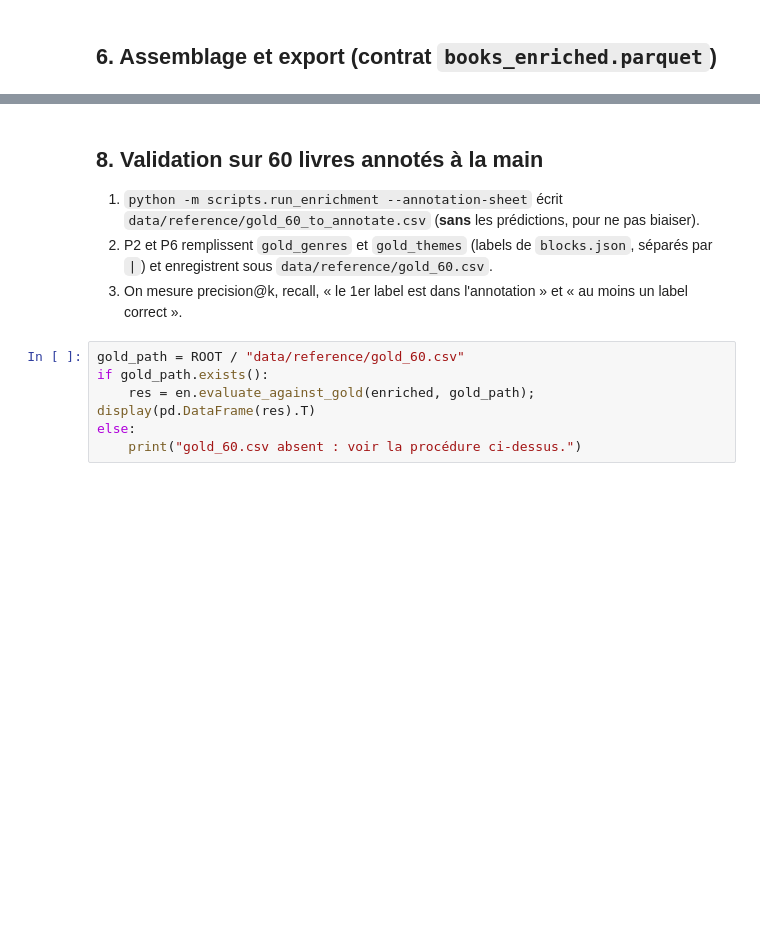
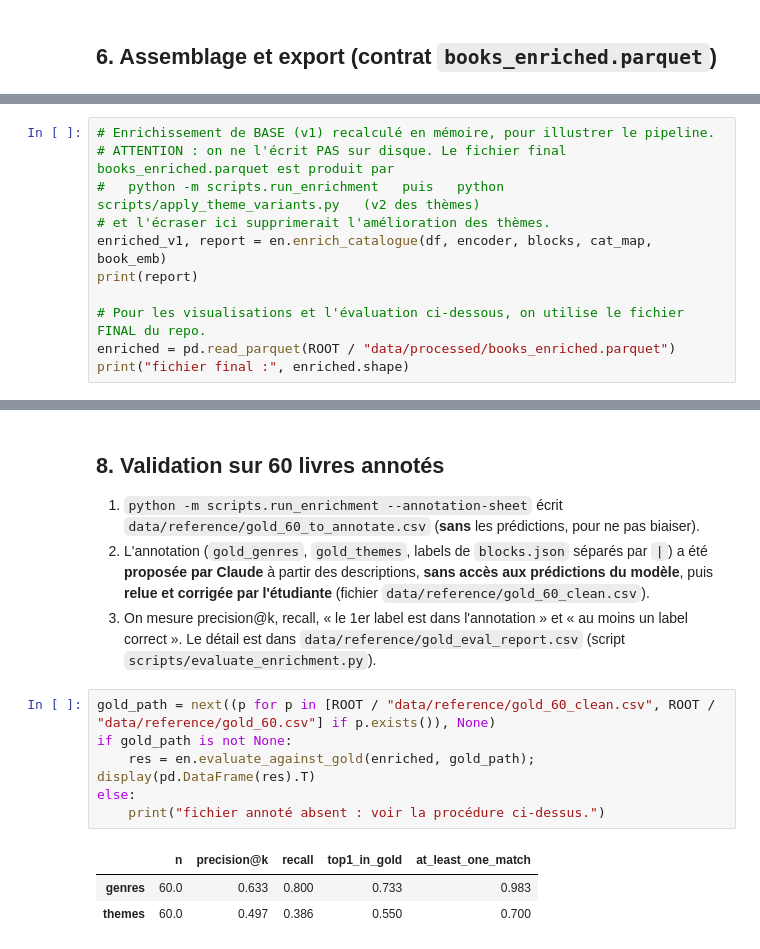
Before and after one commit to Jachriso/GenderBook-Projet-NLP, a Jupyter notebook: notebooks/02_reference_enrichment.ipynb, the cells around one changed output, grey strips where cells are left out. Drawn from its saved outputs; the diff is of its cells as text; blank space fills up the shorter version.

Commit message:
P2: notebook executed with v2 themes, updated figures and markdown

```diff
--- a/notebooks/02_reference_enrichment.ipynb
+++ b/notebooks/02_reference_enrichment.ipynb
@@ -112,0 +204,11 @@ print(report)
+# %%
+# Enrichissement de BASE (v1) recalculé en mémoire, pour illustrer le pipeline.
+# ATTENTION : on ne l'écrit PAS sur disque. Le fichier final books_enriched.parquet est produit par
+#   python -m scripts.run_enrichment   puis   python scripts/apply_theme_variants.py   (v2 des thèmes)
+# et l'écraser ici supprimerait l'amélioration des thèmes.
+enriched_v1, report = en.enrich_catalogue(df, encoder, blocks, cat_map, book_emb)
+print(report)
+
+# Pour les visualisations et l'évaluation ci-dessous, on utilise le fichier FINAL du repo.
+enriched = pd.read_parquet(ROOT / "data/processed/books_enriched.parquet")
+print("fichier final :", enriched.shape)
@@ -135,14 +249,18 @@ plt.tight_layout(); plt.savefig(FIG / "02_heatmap_genre_theme.png", dpi=150); pl
 # %% [markdown]
-## 8. Validation sur 60 livres annotés à la main
+## 8. Validation sur 60 livres annotés
 1. `python -m scripts.run_enrichment --annotation-sheet` écrit `data/reference/gold_60_to_annotate.csv` (**sans** les prédictions, pour ne pas biaiser).
-2. P2 et P6 remplissent `gold_genres` et `gold_themes` (labels de `blocks.json`, séparés par `|`) et enregistrent sous `data/reference/gold_60.csv`.
-3. On mesure precision@k, recall, « le 1er label est dans l'annotation » et « au moins un label correct ».
+2. L'annotation (`gold_genres`, `gold_themes`, labels de `blocks.json` séparés par `|`) a été **proposée par Claude** à partir des descriptions, **sans accès aux prédictions du modèle**, puis **relue et corrigée par l'étudiante** (fichier `data/reference/gold_60_clean.csv`).
+3. On mesure precision@k, recall, « le 1er label est dans l'annotation » et « au moins un label correct ». Le détail est dans `data/reference/gold_eval_report.csv` (script `scripts/evaluate_enrichment.py`).
 # %%
-gold_path = ROOT / "data/reference/gold_60.csv"
-if gold_path.exists():
+gold_path = next((p for p in [ROOT / "data/reference/gold_60_clean.csv", ROOT / "data/reference/gold_60.csv"] if p.exists()), None)
+if gold_path is not None:
     res = en.evaluate_against_gold(enriched, gold_path); display(pd.DataFrame(res).T)
 else:
-    print("gold_60.csv absent : voir la procédure ci-dessus.")
+    print("fichier annoté absent : voir la procédure ci-dessus.")
+# %% [output]
+|  | n | precision@k | recall | top1_in_gold | at_least_one_match |
+| genres | 60.0 | 0.633 | 0.800 | 0.733 | 0.983 |
+| themes | 60.0 | 0.497 | 0.386 | 0.550 | 0.700 |
 # %%
 # 10 bons exemples + 5 erreurs : à choisir et commenter à la main pour le rapport
 view = enriched[["title", "description", "genres", "themes", "styles", "atmospheres", "keywords"]].sample(15, random_state=7)
```
Also changed, not shown: parts of 20 cells of this notebook, 2 other files.
